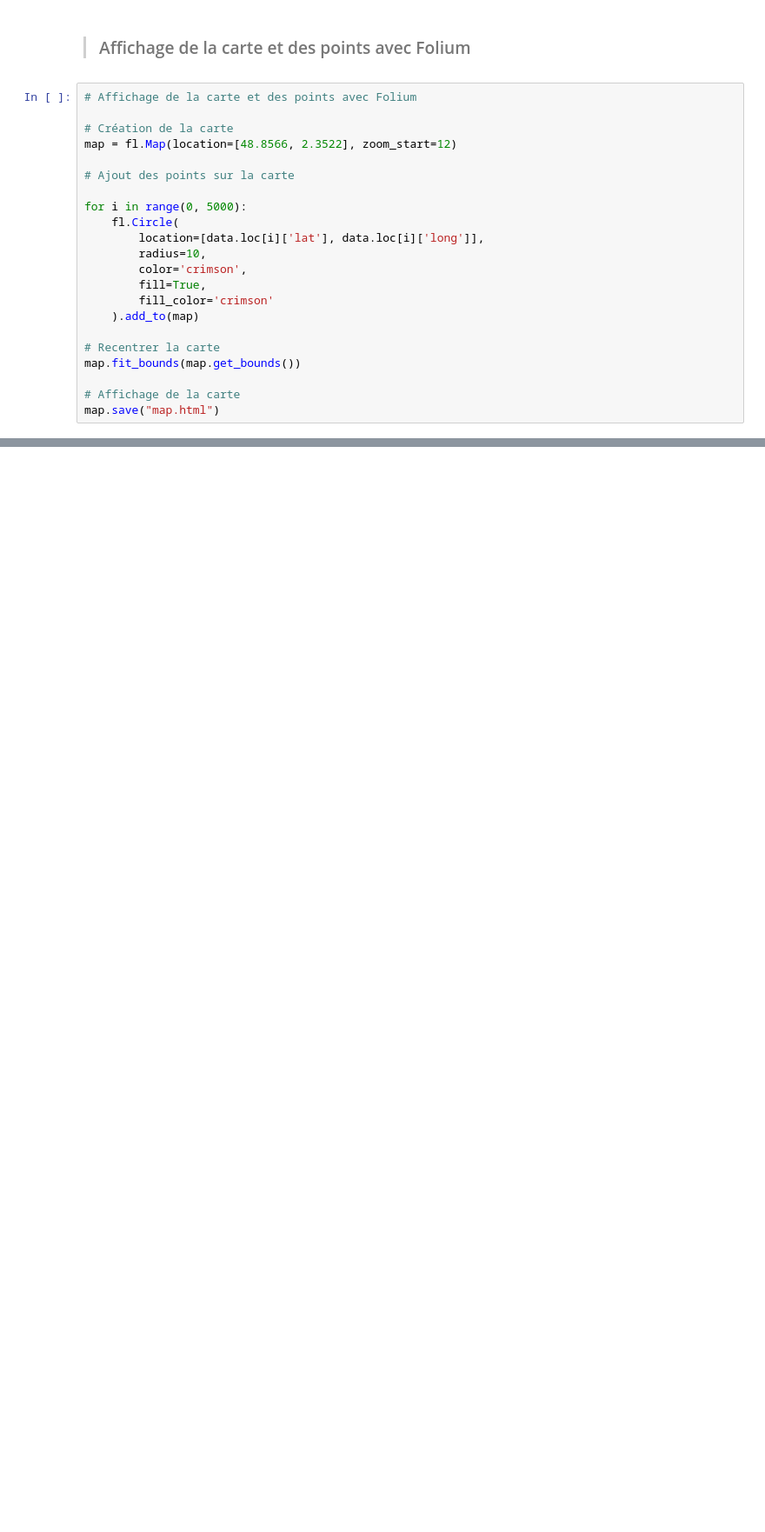
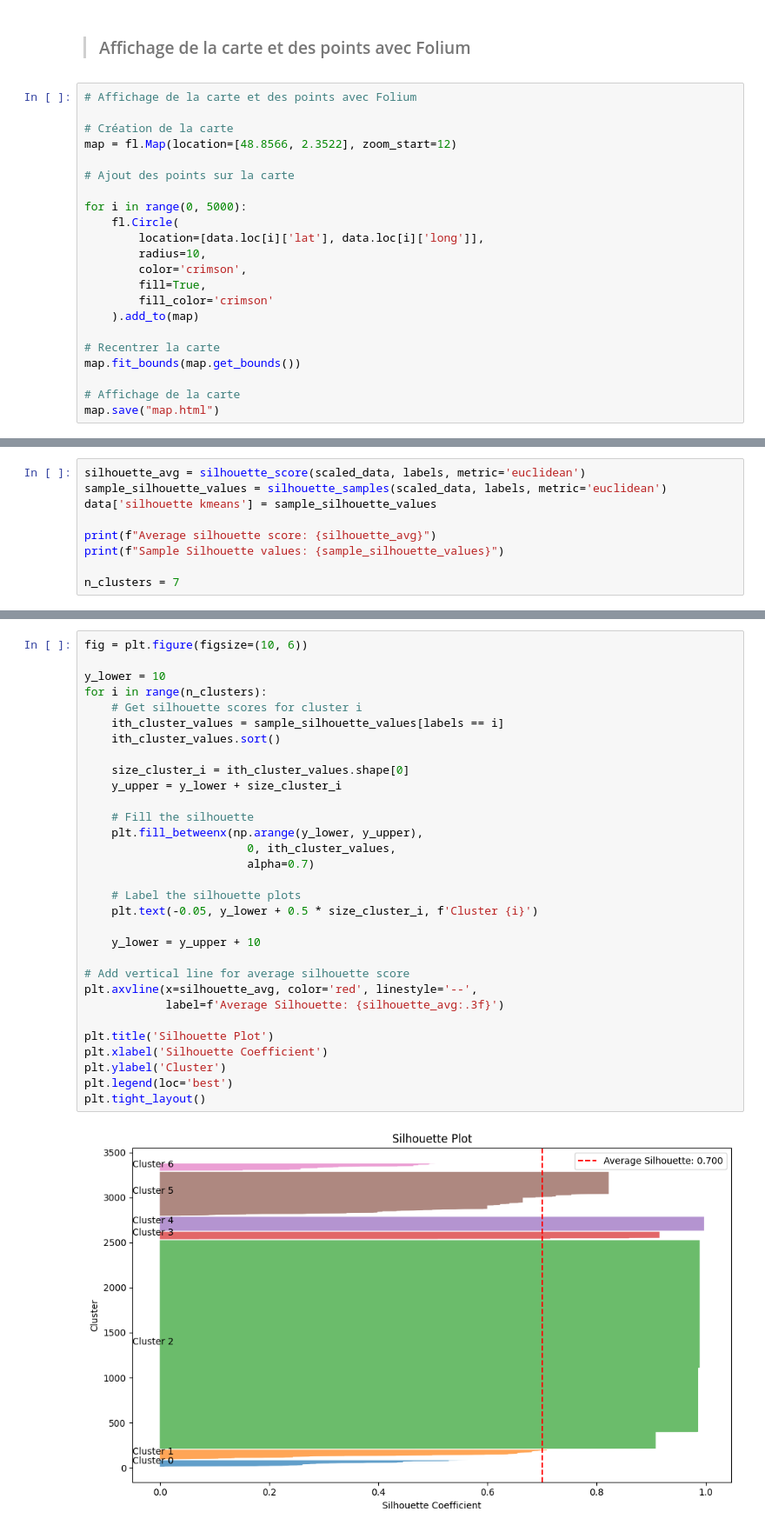
Before and after one commit to AdSchl2E/4IF-Data_Mining_Project, a Jupyter notebook: DataMiningProject.ipynb, the cells around one changed output, grey strips where cells are left out. Shown at 87% size. Drawn from its saved outputs; the diff is of its cells as text; blank space fills up the shorter version.

```diff
--- a/DataMiningProject.ipynb
+++ b/DataMiningProject.ipynb
@@ -89,0 +270,9 @@ map.save("map.html")
+# %%
+silhouette_avg = silhouette_score(scaled_data, labels, metric='euclidean')
+sample_silhouette_values = silhouette_samples(scaled_data, labels, metric='euclidean')
+data['silhouette kmeans'] = sample_silhouette_values
+
+print(f"Average silhouette score: {silhouette_avg}")
+print(f"Sample Silhouette values: {sample_silhouette_values}")
+
+n_clusters = 7
@@ -89,0 +282,33 @@ map.save("map.html")
+# %%
+fig = plt.figure(figsize=(10, 6))
+
+y_lower = 10
+for i in range(n_clusters):
+    # Get silhouette scores for cluster i
+    ith_cluster_values = sample_silhouette_values[labels == i]
+    ith_cluster_values.sort()
+
+    size_cluster_i = ith_cluster_values.shape[0]
+    y_upper = y_lower + size_cluster_i
+
+    # Fill the silhouette
+    plt.fill_betweenx(np.arange(y_lower, y_upper),
+                        0, ith_cluster_values,
+                        alpha=0.7)
+
+    # Label the silhouette plots
+    plt.text(-0.05, y_lower + 0.5 * size_cluster_i, f'Cluster {i}')
+
+    y_lower = y_upper + 10
+
+# Add vertical line for average silhouette score
+plt.axvline(x=silhouette_avg, color='red', linestyle='--',
+            label=f'Average Silhouette: {silhouette_avg:.3f}')
+
+plt.title('Silhouette Plot')
+plt.xlabel('Silhouette Coefficient')
+plt.ylabel('Cluster')
+plt.legend(loc='best')
+plt.tight_layout()
+# %% [output]
+[figure, added]
```
Also changed, not shown: parts of 33 cells of this notebook, 8 other files.
